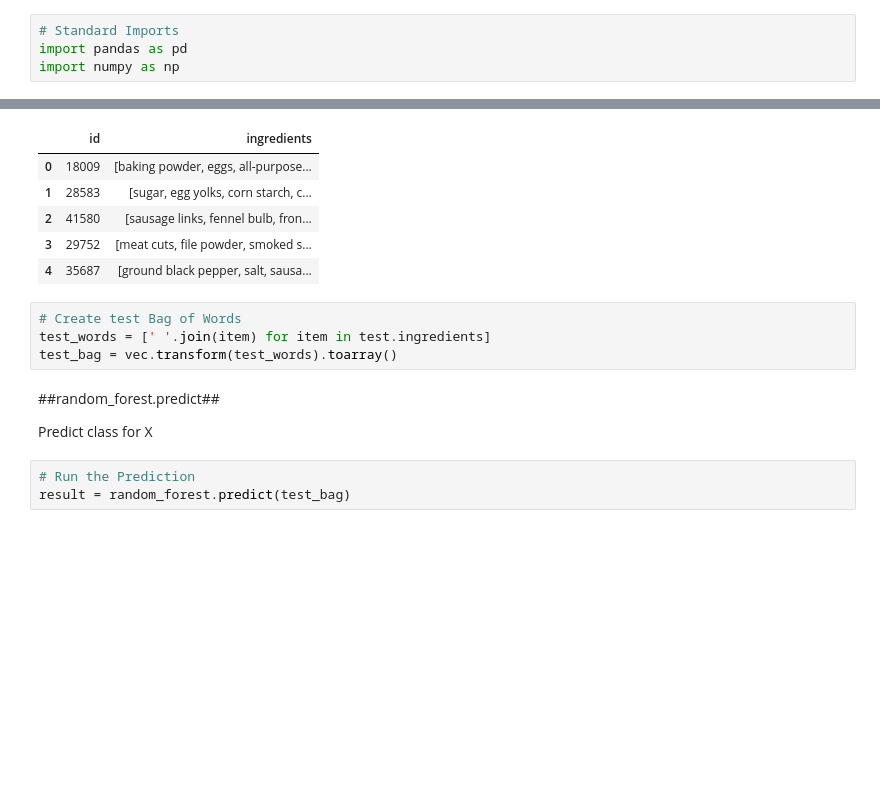
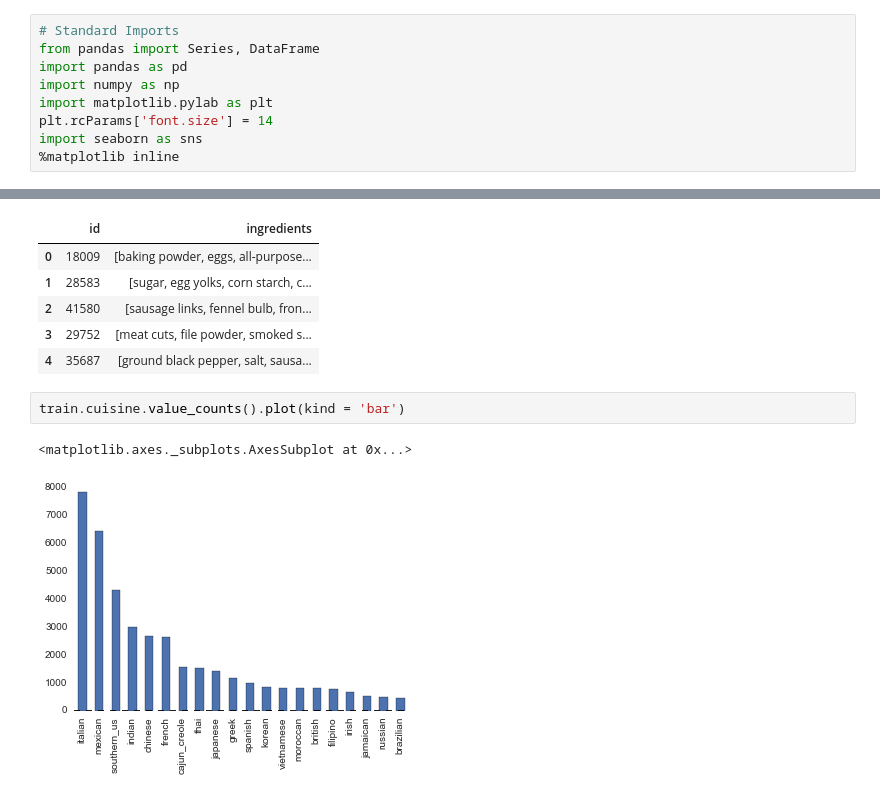
Before and after one commit to ErBa508/kggle, a Jupyter notebook: cooking/RandomForest_cooking.ipynb, the cells around one changed output, grey strips where cells are left out. Drawn from its saved outputs; the diff is of its cells as text; blank space fills up the shorter version.

```diff
--- a/cooking/RandomForest_cooking.ipynb
+++ b/cooking/RandomForest_cooking.ipynb
@@ -1,7 +1,12 @@
 # %%
 # Standard Imports
+from pandas import Series, DataFrame
 import pandas as pd
 import numpy as np
+import matplotlib.pylab as plt
+plt.rcParams['font.size'] = 14
+import seaborn as sns
+%matplotlib inline
 # %%
 # Performance
 from time import time
@@ -106,14 +47,8 @@ test.head()
 | 2 | 41580 | [sausage links, fennel bulb, fron... |
 | 3 | 29752 | [meat cuts, file powder, smoked s... |
 | 4 | 35687 | [ground black pepper, salt, sausa... |
-# %%
-# Create test Bag of Words
-test_words = [' '.join(item) for item in test.ingredients]
-test_bag = vec.transform(test_words).toarray()
-# %% [markdown]
-##random_forest.predict##
-
-Predict class for X
-# %%
-# Run the Prediction
-result = random_forest.predict(test_bag)
+# %%
+train.cuisine.value_counts().plot(kind = 'bar')
+# %% [output]
+<matplotlib.axes._subplots.AxesSubplot at 0x...>
+[figure, added]
```
Also changed, not shown: parts of 42 cells of this notebook.
